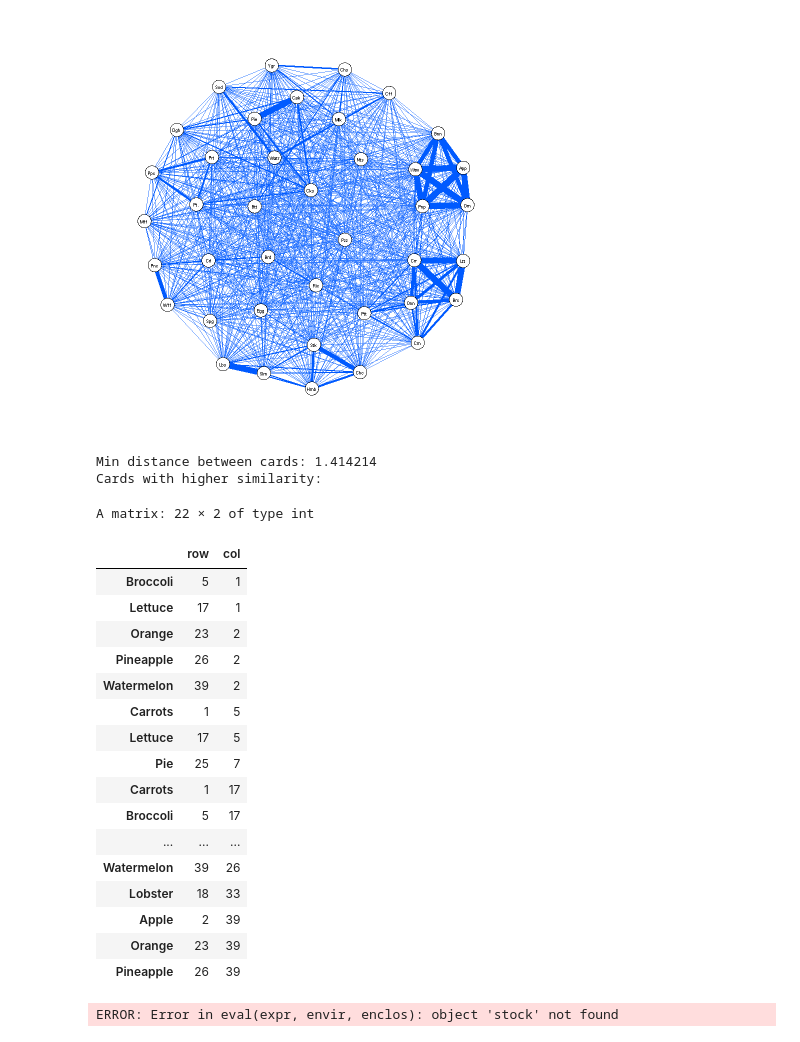
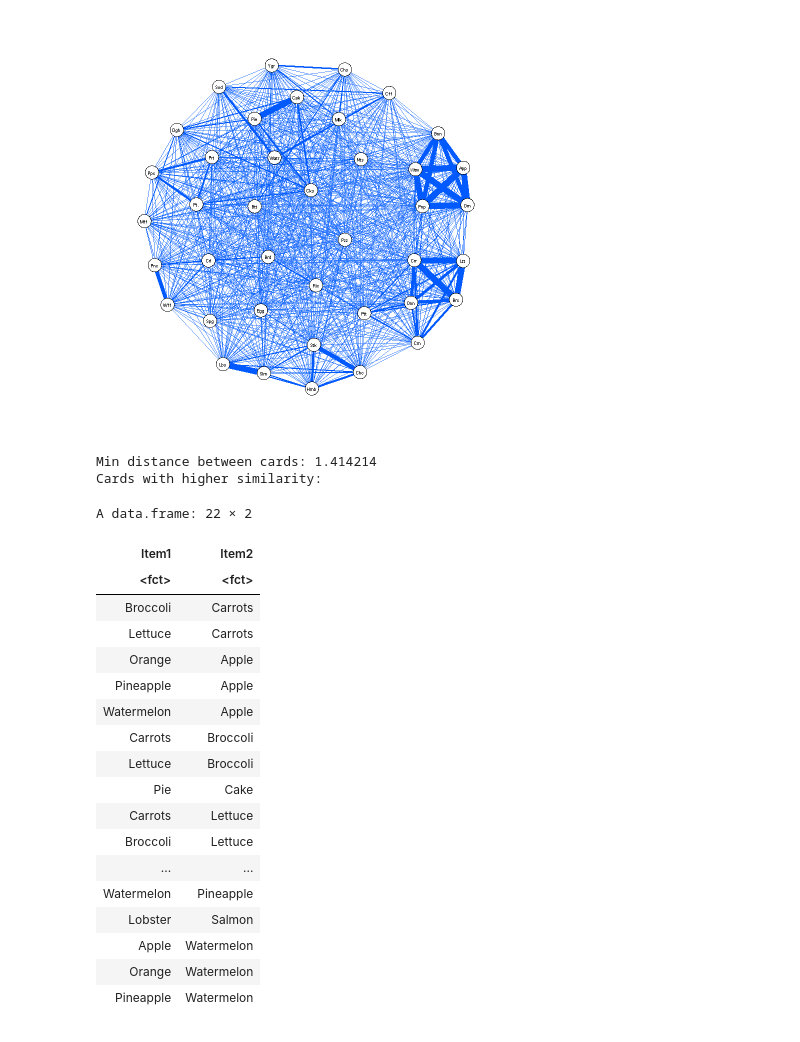
Before and after one commit to fjsaezm/mcd-gd, a Jupyter notebook: P3/p3.ipynb, the cells around one changed output. Drawn from its saved outputs; the diff is of its cells as text; code cells hidden in the pictures.

```diff
--- a/P3/p3.ipynb
+++ b/P3/p3.ipynb
@@ -59,43 +59,40 @@ qgraph(1/distances, layout='spring', vsize=3, theme='Hollywood')
 # %%
 # Obtenemos las tarjetas más relacionadas entre sí
 min_distance <- min(distances)
 cat("Min distance between cards:", min_distance, "\n")
 
 cat("Cards with higher similarity:\n")
 min_indexes <- which(as.matrix(distances)==min_distance, arr.ind=TRUE)
 
 names = colnames(data)
-
-correlated_pairs <- data.frame(Item1=character(),
-                 Item2=character())
-
+correlated_pairs <- data.frame(Item1=character(), Item2=character())
 for (row in 1:nrow(min_indexes)) {
     new_row <- data.frame(names[min_indexes[row, "row"]],
                           names[min_indexes[row, "col"]])
     names(new_row) <- c("Item1", "Item2")
 
     correlated_pairs <- rbind(correlated_pairs, new_row)
 }
 correlated_pairs
 # %% [output]
 Min distance between cards: 1.414214
 Cards with higher similarity:
-A matrix: 22 × 2 of type int
+A data.frame: 22 × 2
-|  | row | col |
-| Broccoli | 5 | 1 |
-| Lettuce | 17 | 1 |
-| Orange | 23 | 2 |
-| Pineapple | 26 | 2 |
-| Watermelon | 39 | 2 |
-| Carrots | 1 | 5 |
-| Lettuce | 17 | 5 |
-| Pie | 25 | 7 |
-| Carrots | 1 | 17 |
-| Broccoli | 5 | 17 |
-| ... | ... | ... |
-| Watermelon | 39 | 26 |
-| Lobster | 18 | 33 |
-| Apple | 2 | 39 |
-| Orange | 23 | 39 |
-| Pineapple | 26 | 39 |
+| Item1 | Item2 |
+| <fct> | <fct> |
+| Broccoli | Carrots |
+| Lettuce | Carrots |
+| Orange | Apple |
+| Pineapple | Apple |
+| Watermelon | Apple |
+| Carrots | Broccoli |
+| Lettuce | Broccoli |
+| Pie | Cake |
+| Carrots | Lettuce |
+| Broccoli | Lettuce |
+| ... | ... |
+| Watermelon | Pineapple |
+| Lobster | Salmon |
+| Apple | Watermelon |
+| Orange | Watermelon |
+| Pineapple | Watermelon |
-ERROR: Error in eval(expr, envir, enclos): object 'stock' not found
```
Also changed, not shown: parts of 4 cells of this notebook, 5 other files.
